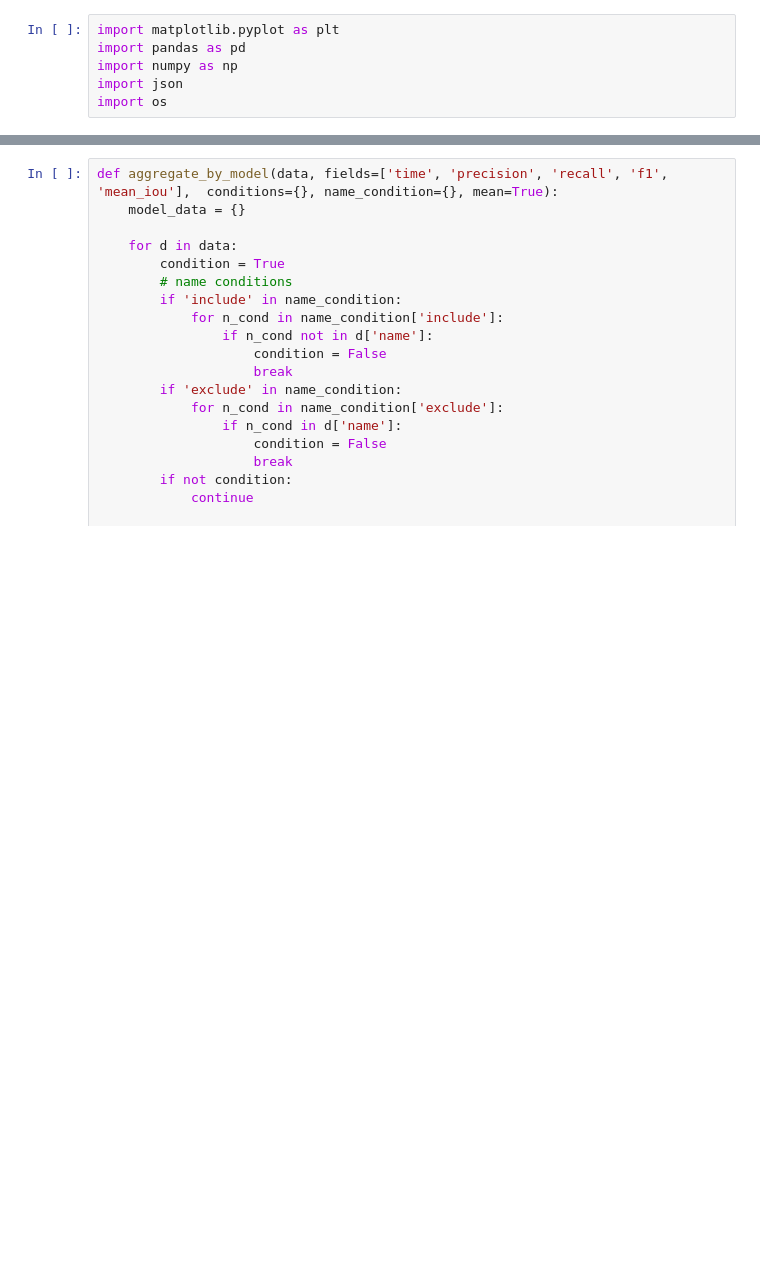
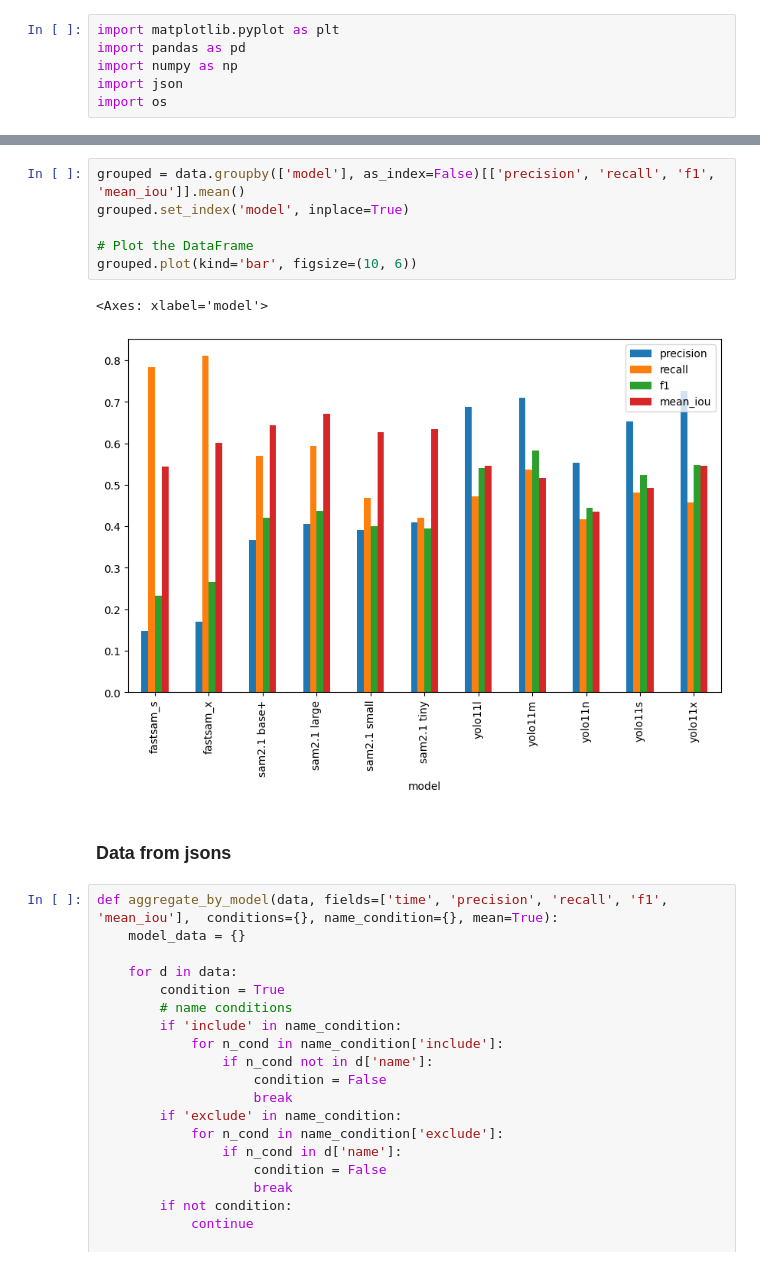
Before and after one commit to Trawirr/ParkingApp, a Jupyter notebook: evaluation/plot_models.ipynb, the cells around one changed output, grey strips where cells are left out. Drawn from its saved outputs; the diff is of its cells as text; blank space fills up the shorter version.

```diff
--- a/evaluation/plot_models.ipynb
+++ b/evaluation/plot_models.ipynb
@@ -7,3 +58,14 @@ import os
+# %%
+grouped = data.groupby(['model'], as_index=False)[['precision', 'recall', 'f1', 'mean_iou']].mean()
+grouped.set_index('model', inplace=True)
+
+# Plot the DataFrame
+grouped.plot(kind='bar', figsize=(10, 6))
+# %% [output]
+<Axes: xlabel='model'>
+[figure, added]
+# %% [markdown]
+### Data from jsons
 # %%
 def aggregate_by_model(data, fields=['time', 'precision', 'recall', 'f1', 'mean_iou'],  conditions={}, name_condition={}, mean=True):
     model_data = {}
```
Also changed, not shown: parts of 4 cells of this notebook.
